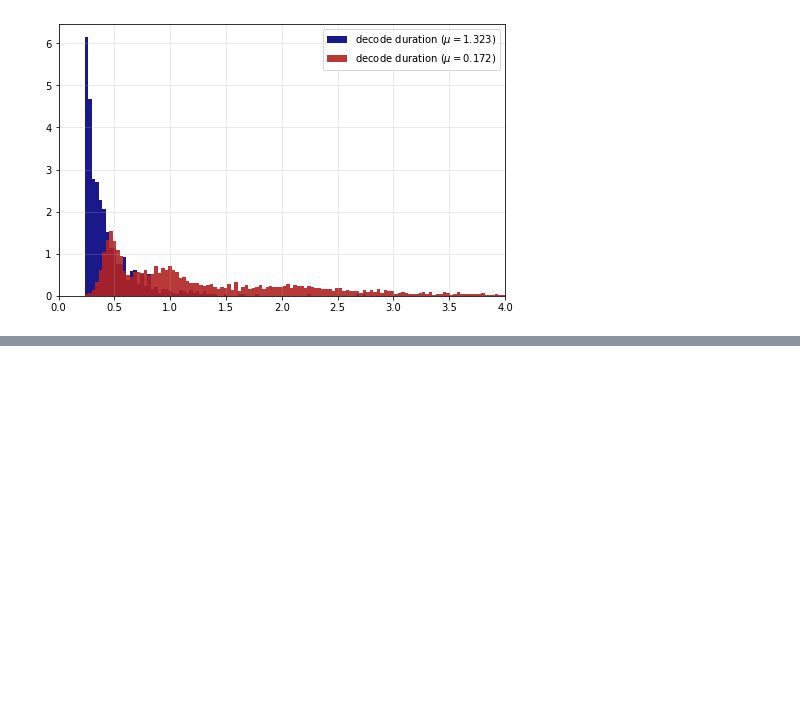
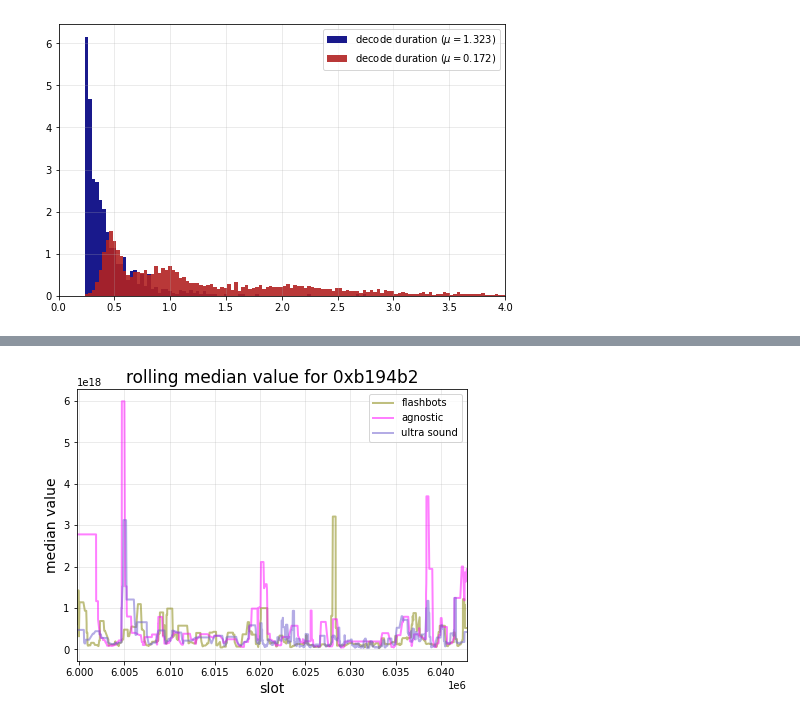
Before and after one commit to michaelneuder/relay-data, a Jupyter notebook: frontier.ipynb, the cells around one changed output, grey strips where cells are left out. Drawn from its saved outputs; the diff is of its cells as text; code cells hidden in the pictures; blank space fills up the shorter version.

```diff
--- a/frontier.ipynb
+++ b/frontier.ipynb
@@ -457,0 +584,14 @@ plt.show()
+# %%
+f, ax = plt.subplots(figsize=(7,5))
+ax.plot(fbs['slot'], fbs['value'].rolling(10).quantile(0.9), linewidth=2, color='olive', label='flashbots', alpha=0.5)
+ax.plot(agn['slot'], agn['value'].rolling(10).quantile(0.9), linewidth=2, color='fuchsia', label='agnostic', alpha=0.5)
+ax.plot(usr['slot'], usr['value'].rolling(10).quantile(0.9), linewidth=2, color='slateblue', label='ultra sound', alpha=0.5)
+ax.set_xlim(5999717, 5999717+7200*6)
+# ax.set_ylim(0, int(1e18))
+ax.legend()
+ax.set_xlabel('slot', size=14)
+ax.set_ylabel('median value', size=14)
+ax.set_title('rolling median value for 0xb194b2', size=17)
+plt.show()
+# %% [output]
+[figure, added]
```
Also changed, not shown: parts of 12 cells of this notebook.
